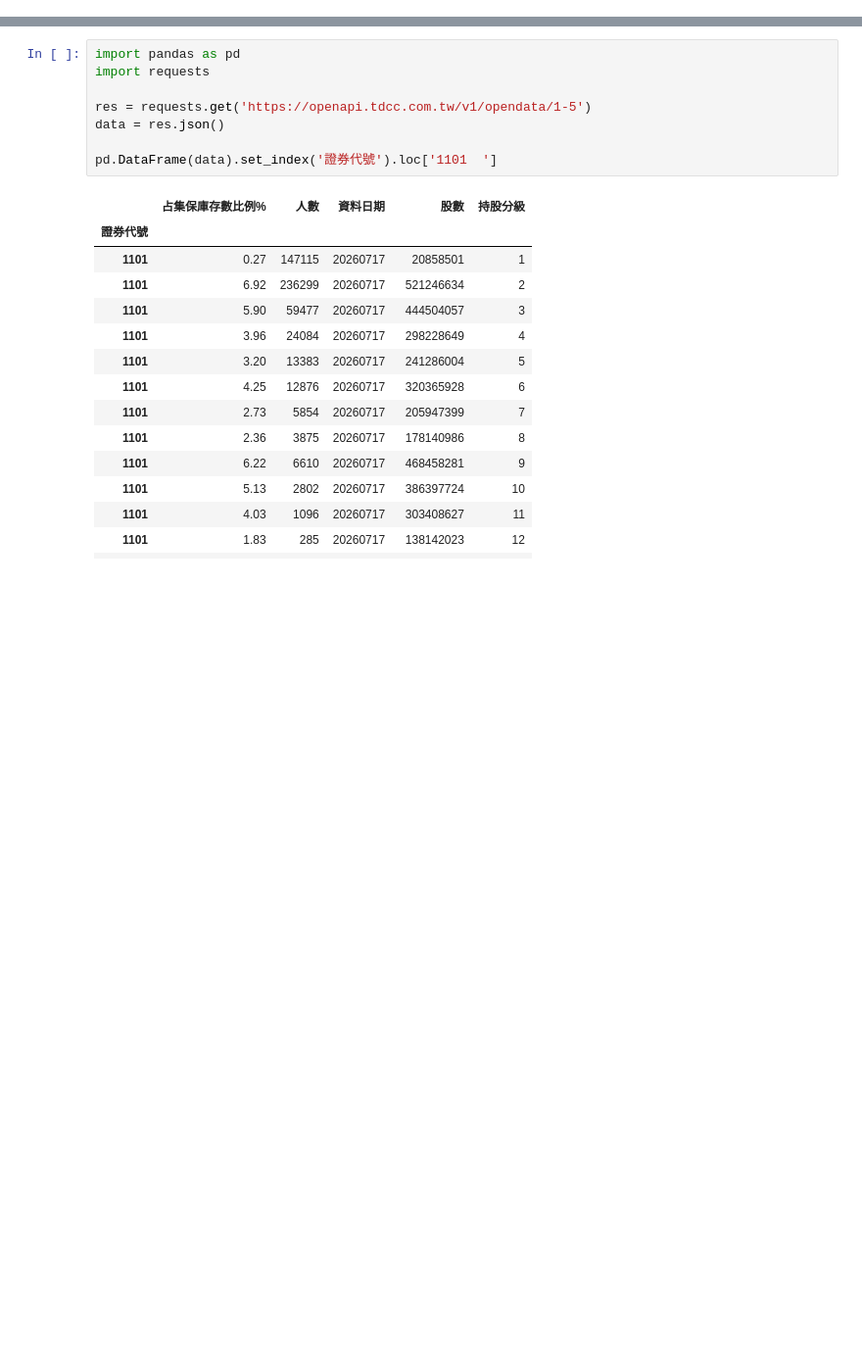
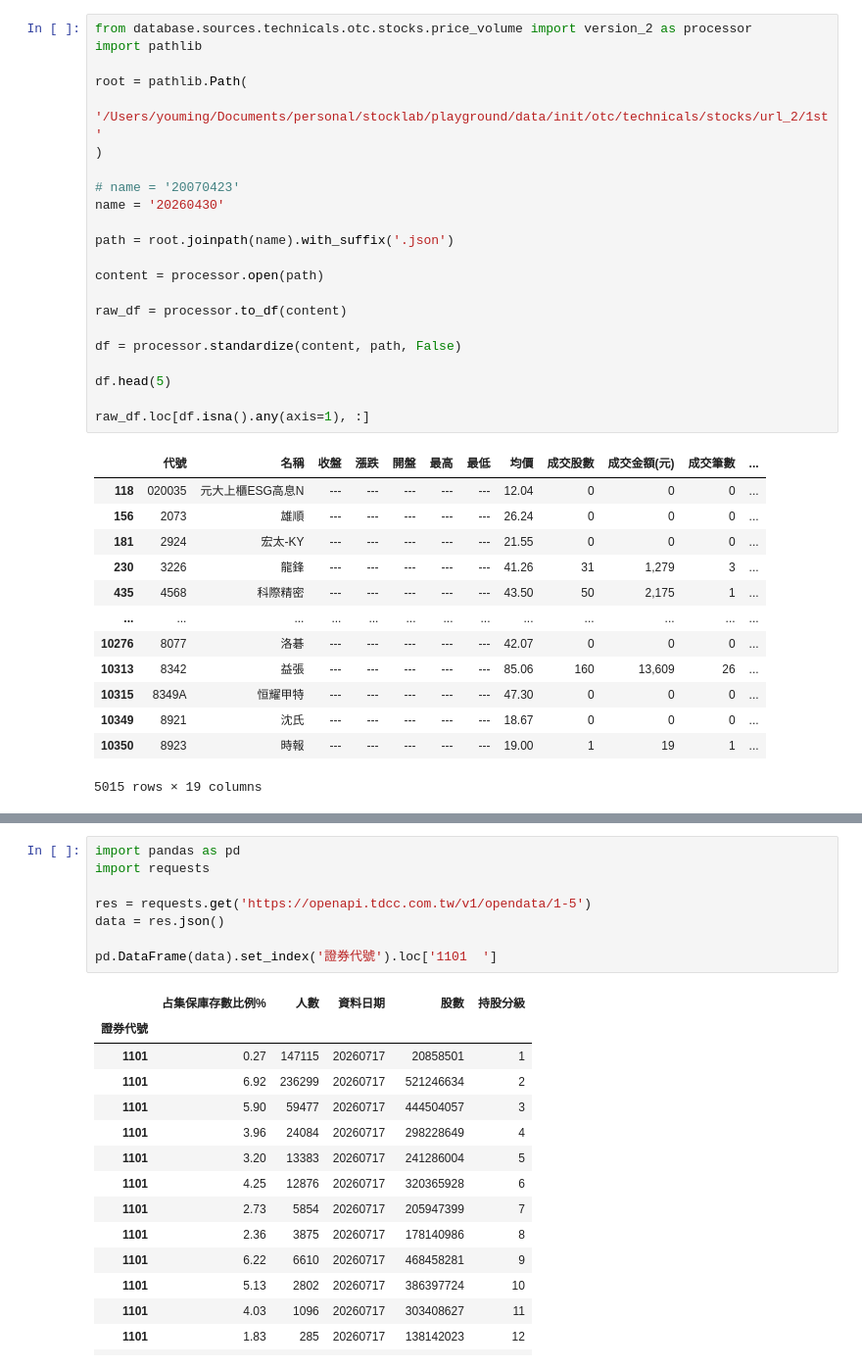
Before and after one commit to you-ming-hu/stocklab, a Jupyter notebook: playground/initiate/dev.ipynb, the cells around one changed output, grey strips where cells are left out. Shown at 98% size. Drawn from its saved outputs; the diff is of its cells as text; blank space fills up the shorter version.

```diff
--- a/playground/initiate/dev.ipynb
+++ b/playground/initiate/dev.ipynb
@@ -36,0 +188,36 @@ df = processor.standardize(content, path)
+# %%
+from database.sources.technicals.otc.stocks.price_volume import version_2 as processor
+import pathlib
+
+root = pathlib.Path(
+    '/Users/youming/Documents/personal/stocklab/playground/data/init/otc/technicals/stocks/url_2/1st'
+)
+
+# name = '20070423'
+name = '20260430'
+
+path = root.joinpath(name).with_suffix('.json')
+
+content = processor.open(path)
+
+raw_df = processor.to_df(content)
+
+df = processor.standardize(content, path, False)
+
+df.head(5)
+
+raw_df.loc[df.isna().any(axis=1), :]
+# %% [output]
+|  | 代號 | 名稱 | 收盤 | 漲跌 | 開盤 | 最高 | 最低 | 均價 | 成交股數 | 成交金額(元) | 成交筆數 | ... |
+| 118 | 020035 | 元大上櫃ESG高息N | --- | --- | --- | --- | --- | 12.04 | 0 | 0 | 0 | ... |
+| 156 | 2073 | 雄順 | --- | --- | --- | --- | --- | 26.24 | 0 | 0 | 0 | ... |
+| 181 | 2924 | 宏太-KY | --- | --- | --- | --- | --- | 21.55 | 0 | 0 | 0 | ... |
+| 230 | 3226 | 龍鋒 | --- | --- | --- | --- | --- | 41.26 | 31 | 1,279 | 3 | ... |
+| 435 | 4568 | 科際精密 | --- | --- | --- | --- | --- | 43.50 | 50 | 2,175 | 1 | ... |
+| ... | ... | ... | ... | ... | ... | ... | ... | ... | ... | ... | ... | ... |
+| 10276 | 8077 | 洛碁 | --- | --- | --- | --- | --- | 42.07 | 0 | 0 | 0 | ... |
+| 10313 | 8342 | 益張 | --- | --- | --- | --- | --- | 85.06 | 160 | 13,609 | 26 | ... |
+| 10315 | 8349A | 恒耀甲特 | --- | --- | --- | --- | --- | 47.30 | 0 | 0 | 0 | ... |
+| 10349 | 8921 | 沈氏 | --- | --- | --- | --- | --- | 18.67 | 0 | 0 | 0 | ... |
+| 10350 | 8923 | 時報 | --- | --- | --- | --- | --- | 19.00 | 1 | 19 | 1 | ... |
+5015 rows × 19 columns
```
Also changed, not shown: parts of 62 cells of this notebook, 19 other files.
